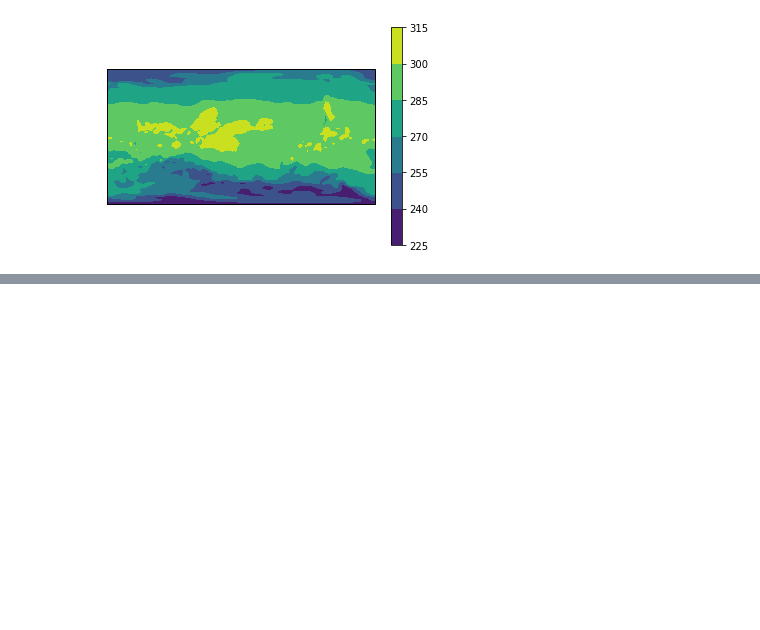
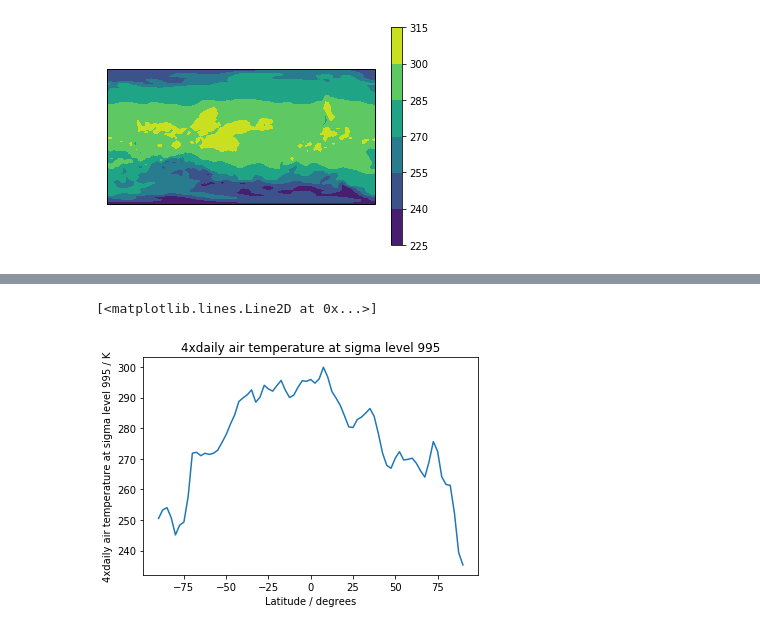
Before and after one commit to bird-house/birdhouse-workshop, a Jupyter notebook: notebooks/plotting.ipynb, the cells around one changed output, grey strips where cells are left out. Cells and saved outputs as stored; diff of their text form; code cells hidden in the pictures; blank space fills up the shorter version.

```diff
--- a/notebooks/plotting.ipynb
+++ b/notebooks/plotting.ipynb
@@ -45,0 +75,5 @@ plt.colorbar()
+# %%
+qplt.plot(temperature[0,:,10])
+# %% [output]
+[<matplotlib.lines.Line2D at 0x...>]
+[figure, added]
```
Also changed, not shown: parts of 7 cells of this notebook.
